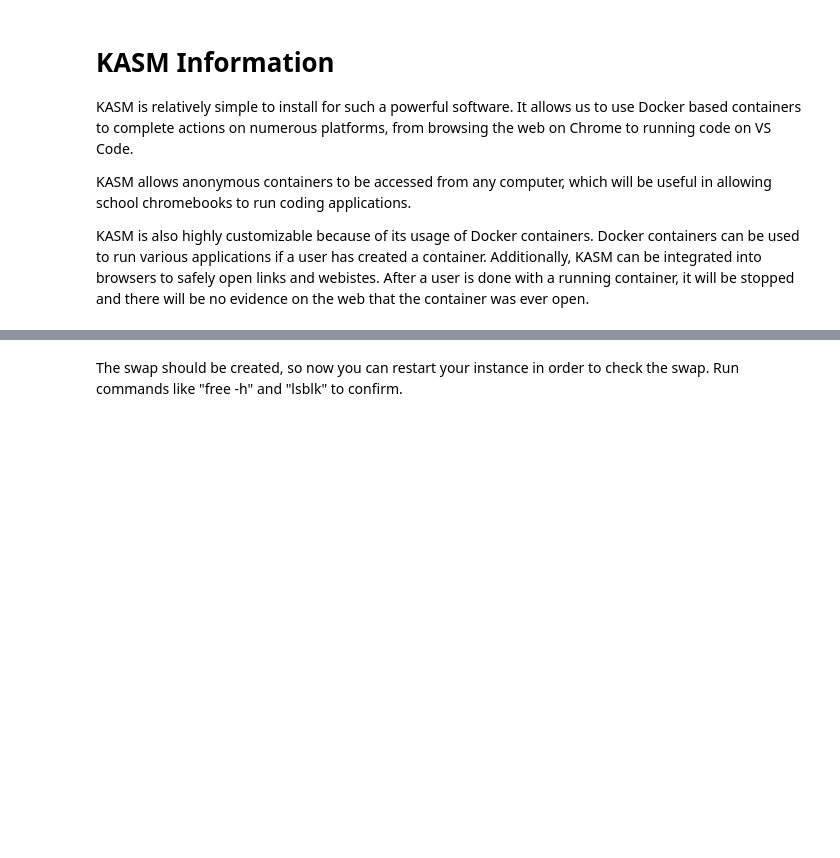
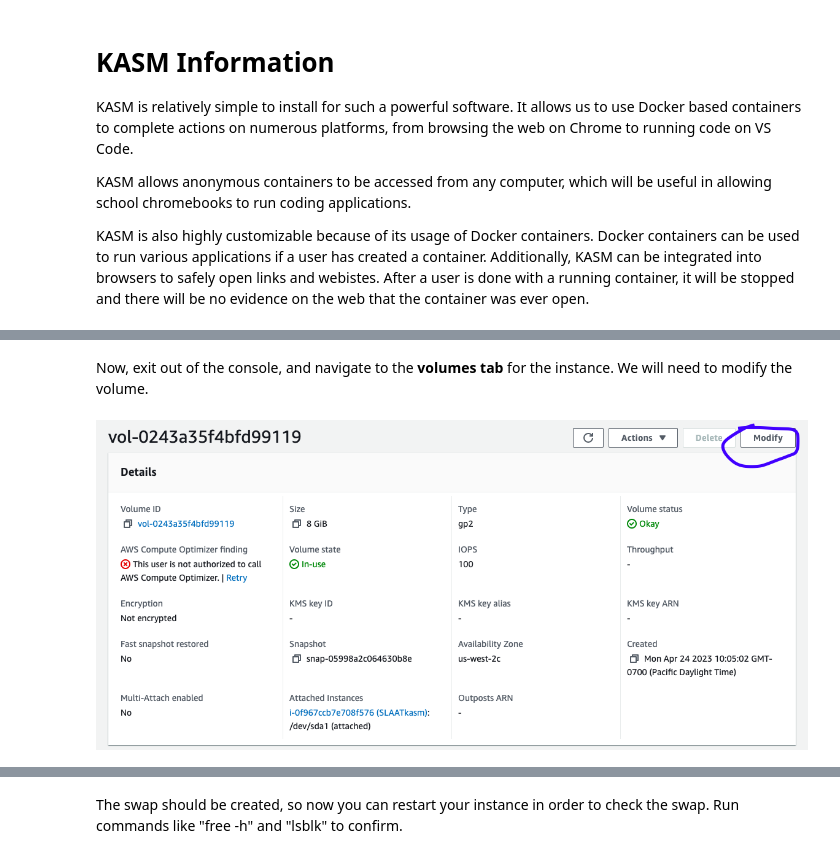
Before and after one commit to arnavk377/FirstFastPage, a Jupyter notebook: _notebooks/2023-04-23-kasmguidet.ipynb, the cells around one changed output, grey strips where cells are left out. Drawn from its saved outputs; the diff is of its cells as text; code cells hidden in the pictures; blank space fills up the shorter version.

```diff
--- a/_notebooks/2023-04-23-kasmguidet.ipynb
+++ b/_notebooks/2023-04-23-kasmguidet.ipynb
@@ -50,3 +61,18 @@ xvda     202:0    0     8G  0 disk
 └─xvda15 202:15   0   106M  0 part /boot/efi
 # The xvda drive will be important for us
 # We will be using a partition in xvda
+# %% [markdown]
+Now, exit out of the console, and navigate to the **volumes tab** for the instance. We will need to modify the volume.
+# %%
+{
+    "tags": [
+        "hide-input",
+    ]
+}
+
+from PIL import Image
+
+volumen = Image.open("../images/volumen.png")
+display(volumen)
+# %% [output]
+[figure, added]
```
Also changed, not shown: parts of 11 cells of this notebook.
